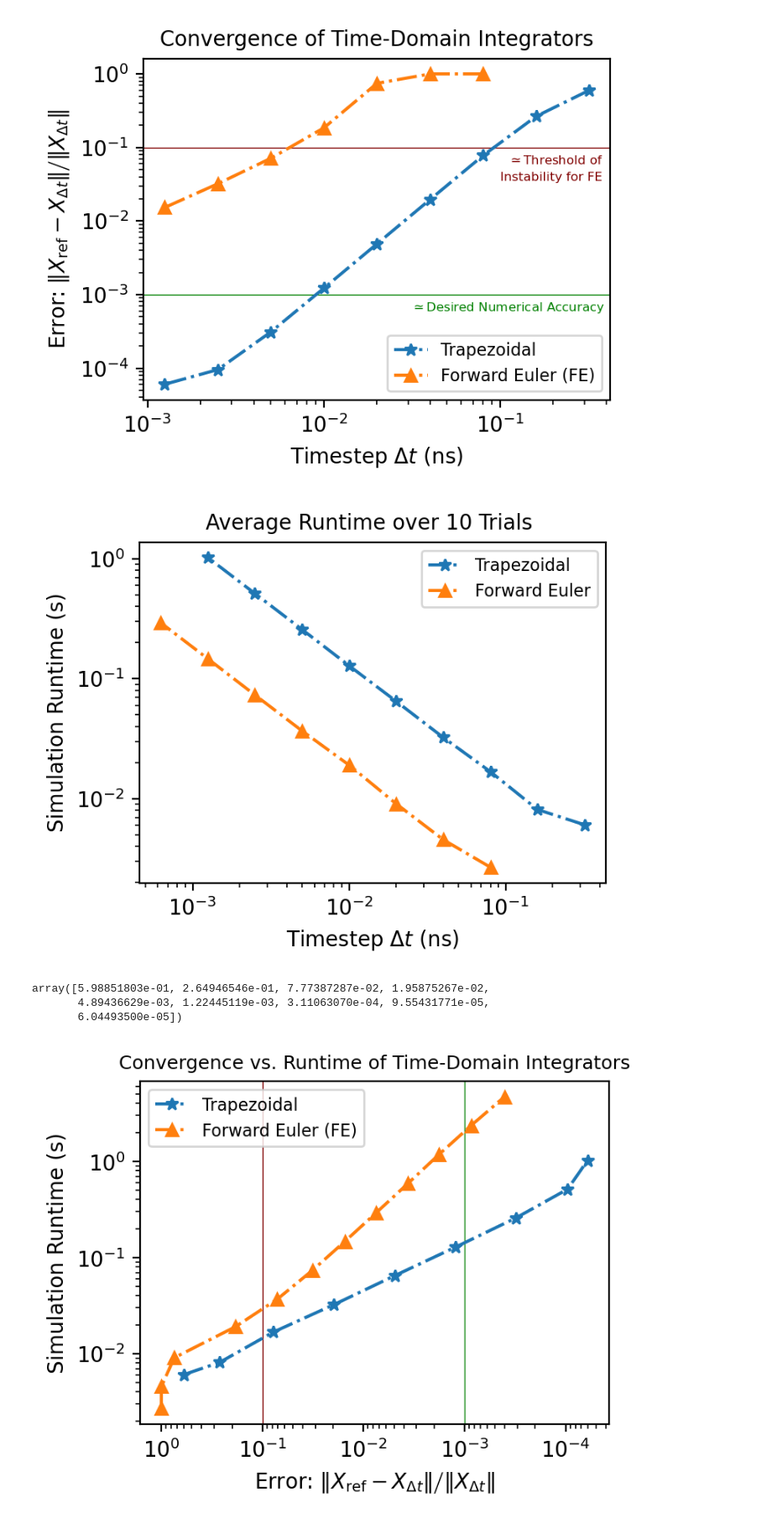
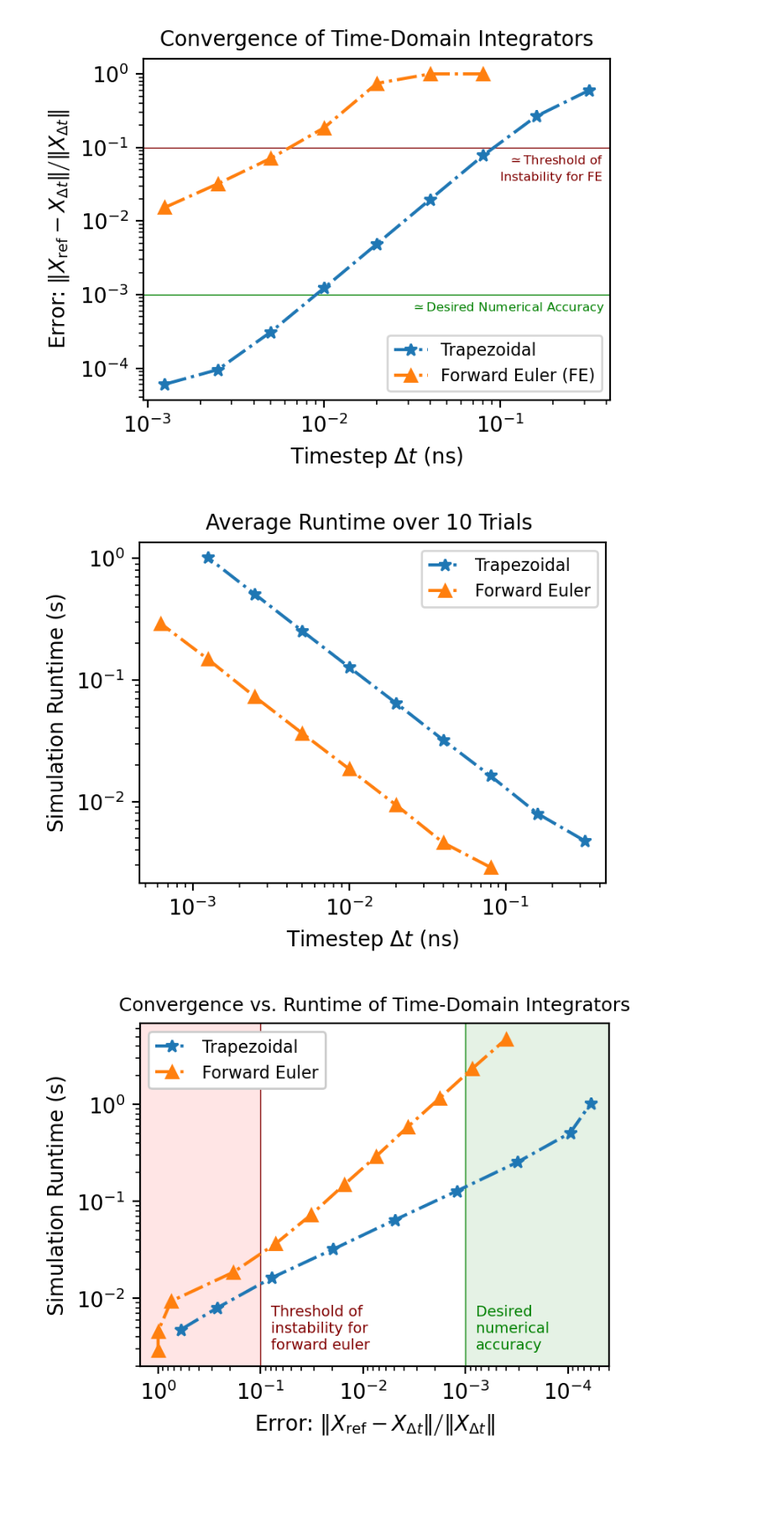
Before and after one commit to Phionx/quantumnetworks, a Jupyter notebook: demos/analysis/SolverOptimizer.ipynb, the cells around one changed output. Shown at 84% size. Drawn from its saved outputs; the diff is of its cells as text; code cells hidden in the pictures; blank space fills up the shorter version.

Commit message:
Pass in calc_runtime as bool to sweep_dt_err. Also fixed some known bugs!

```diff
--- a/demos/analysis/SolverOptimizer.ipynb
+++ b/demos/analysis/SolverOptimizer.ipynb
@@ -189,8 +185,8 @@ ax.legend()
 # %% [markdown]
 ### Estimated Error from Reference Solution: `forward_euler`
 # %%
-num_steps_FE = np.array([62.5*2**i for i in range(12)])
-dts_err_FE = 20/num_steps
+num_steps_FE = np.array([62.5*2**i for i in range(14)])
+dts_err_FE = 20/num_steps_FE
 dchi_2s_err_FE, runtimes_FE = optimizer.sweep_dt_err(X_r, dts_err_FE, solver_method="forward_euler")
 # %%
 fig = plt.figure(figsize=(4, 3), dpi=200)
@@ -265,6 +289,8 @@ ax = fig.subplots()
 
 ax.loglog(dts_err_trap, runtimes_trap, '*-.', label="Trapezoidal")
 ax.loglog(dts_err_FE[2:10], runtimes_FE[2:10], '^-.', label="Forward Euler")
+#ax.loglog(dts_err_trap_dyn, runtimes_trap_dyn, 'o-.', label="Trap Dyn")
+
 
 ax.set_xlabel(r"Timestep $\Delta t$ (ns)")
 ax.set_ylabel(r"Simulation Runtime (s)")
@@ -273,34 +299,44 @@ ax.set_title(f"Average Runtime over 10 Trials ", fontsize=10)
 ax.legend(loc='best', fontsize=8)
 plt.show()
 # %% [output]
-[figure, old version]
+[figure, new version]
-# %%
-np.flip(dchi_2s_err_trap)
-dchi_2s_err_trap
-# %% [output]
-array([5.98851803e-01, 2.64946546e-01, 7.77387287e-02, 1.95875267e-02,
-       4.89436629e-03, 1.22445119e-03, 3.11063070e-04, 9.55431771e-05,
-       6.04493500e-05])
 # %%
-fig = plt.figure(figsize=(4, 3), dpi=200)
-ax = fig.subplots()
+fig, ax = plt.subplots(figsize=(4, 3), dpi=200)
 
+red_label = r"""Threshold of
+instability for
+forward euler
+"""
+green_label = r"""Desired
+numerical
+accuracy
+"""
+
+# Plot Thresholds
+plt.text(8e-2, 2e-3, red_label, fontsize=7, color='Maroon')
 ax.axvline(x=0.1, color='Maroon', linestyle='-', lw=.5)
-# plt.text(0.0022, 0.06, r"$\simeq$Threshold of", fontsize=6, color='Maroon')
-# plt.text(0.00285, 0.035, r"Instability for FE", fontsize=6, color='Maroon')
+plt.text(8e-4, 2e-3, green_label, fontsize=7, color='Green')
+ax.axvline(x=0.001, color='Green', linestyle='-', lw=.5)
 
-ax.axvline(x=0.001, color='Green', linestyle='-', lw=.5)
-#plt.text(0.01, 0.0024, r"$\simeq$Desired Numerical Accuracy", fontsize=6, color='Green')
+# Shade Regions
+ax.axvspan(1e-3, 4e-5, facecolor='Green', alpha=0.1, snap=True)
+ax.axvspan(1.5, 1e-1, facecolor='Red', alpha=0.1, snap=True)
 
+# Plot Data
 ax.loglog(dchi_2s_err_trap, runtimes_trap, '*-.', label="Trapezoidal")
-ax.loglog(dchi_2s_err_FE[2:], runtimes_FE[2:], '^-.', label="Forward Euler (FE)")
+ax.loglog(dchi_2s_err_FE[2:], runtimes_FE[2:], '^-.', label="Forward Euler")
+#ax.loglog(dchi_2s_err_trap_dyn, runtimes_trap_dyn, 'o-.', label="Trap Dyn")
 
+
+# Figure Options
 ax.set_ylabel(r"Simulation Runtime (s)")
 ax.set_xlabel(r"Error: $\left.\|\!\|X_{{\rm ref}} - X_{{\Delta t}}\|\!| \right/ |\!|X_{{\Delta t}}|\!|}$")
 ax.set_title(f"Convergence vs. Runtime of Time-Domain Integrators", fontsize=9)
 plt.gca().invert_xaxis()
+plt.xlim(left=1.5, right=4e-5)
 
-ax.legend(loc='best', fontsize=8)
+
+ax.legend(loc='upper left', fontsize=8, framealpha=1)
 plt.show()
 # %% [output]
-[figure, old version]
+[figure, new version]
```
Also changed, not shown: parts of 13 cells of this notebook, 2 other files.
